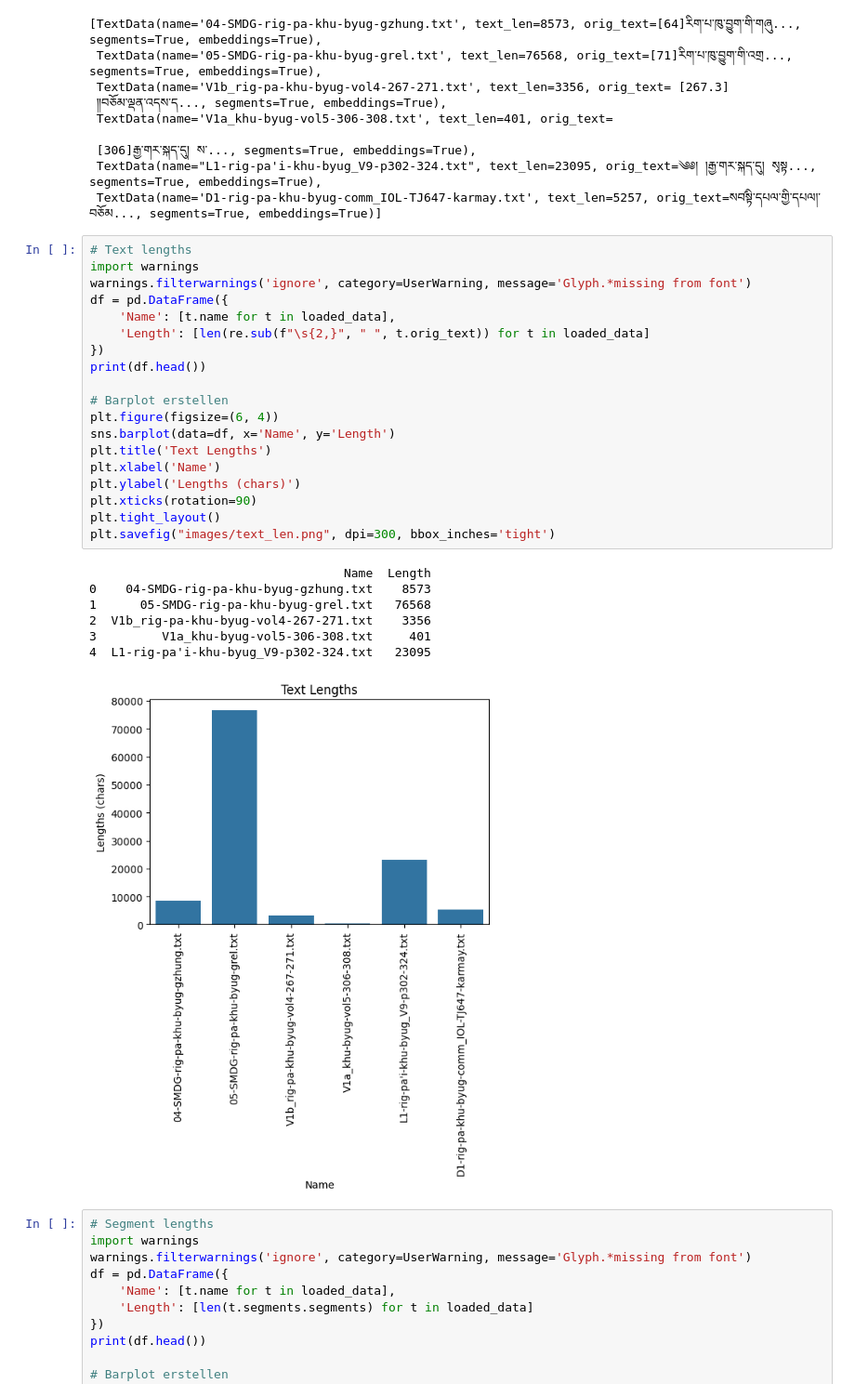
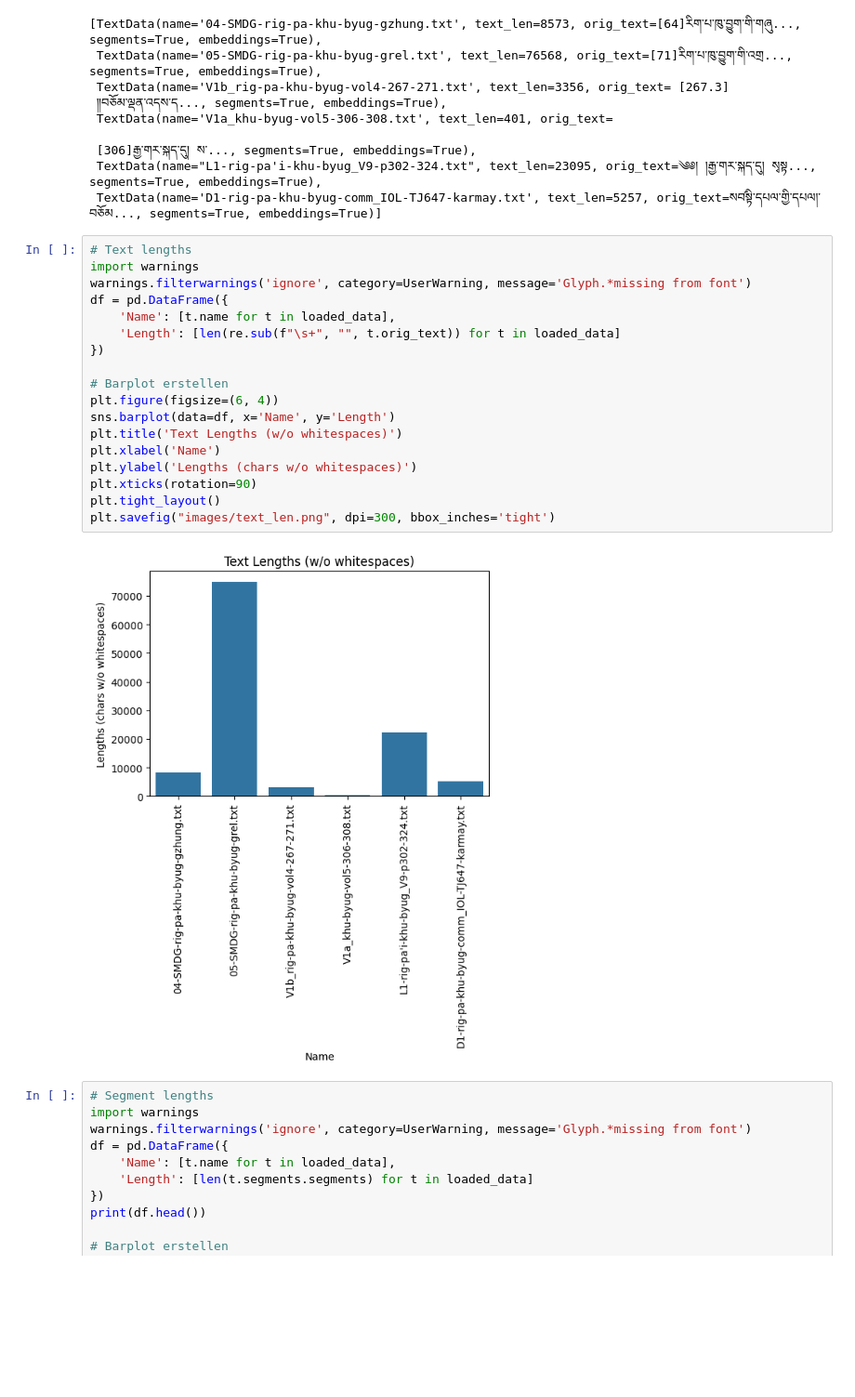
Before and after one commit to thomjur/tibetan-intertext-lab, a Jupyter notebook: study/Exploratory_Study.ipynb, the cells around one changed output. Shown at 93% size. Cells and saved outputs as stored; diff of their text form; blank space fills up the shorter version.

```diff
--- a/study/Exploratory_Study.ipynb
+++ b/study/Exploratory_Study.ipynb
@@ -176,30 +176,23 @@ loaded_data
 # %%
 # Text lengths
 import warnings
 warnings.filterwarnings('ignore', category=UserWarning, message='Glyph.*missing from font')
 df = pd.DataFrame({
     'Name': [t.name for t in loaded_data],
-    'Length': [len(re.sub(f"\s{2,}", " ", t.orig_text)) for t in loaded_data]
+    'Length': [len(re.sub(f"\s+", "", t.orig_text)) for t in loaded_data]
 })
-print(df.head())
 
 # Barplot erstellen
 plt.figure(figsize=(6, 4))
 sns.barplot(data=df, x='Name', y='Length')
-plt.title('Text Lengths')
+plt.title('Text Lengths (w/o whitespaces)')
 plt.xlabel('Name')
-plt.ylabel('Lengths (chars)')
+plt.ylabel('Lengths (chars w/o whitespaces)')
 plt.xticks(rotation=90)
 plt.tight_layout()
 plt.savefig("images/text_len.png", dpi=300, bbox_inches='tight')
 # %% [output]
-                                   Name  Length
-0    04-SMDG-rig-pa-khu-byug-gzhung.txt    8573
-1      05-SMDG-rig-pa-khu-byug-grel.txt   76568
-2  V1b_rig-pa-khu-byug-vol4-267-271.txt    3356
-3         V1a_khu-byug-vol5-306-308.txt     401
-4  L1-rig-pa'i-khu-byug_V9-p302-324.txt   23095
-[figure, old version]
+[figure, new version]
 # %%
 # Segment lengths
 import warnings
```
Also changed, not shown: parts of 16 cells of this notebook, 18 other files.
